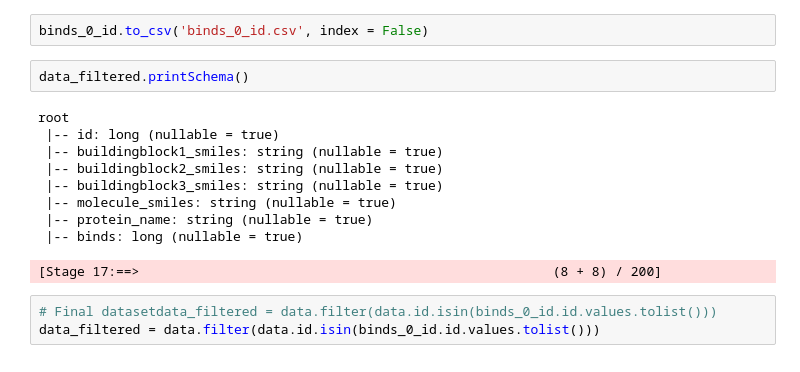
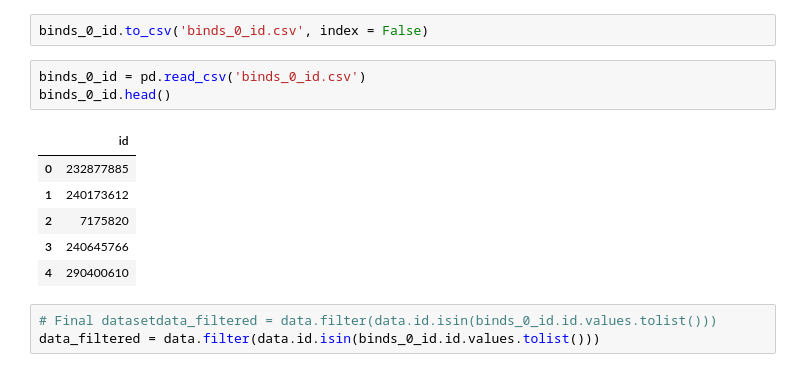
Before and after one commit to YPolina/Medicine, a Jupyter notebook: BELKA/experiment_3_protein.ipynb, the cells around one changed output. Saved outputs shown, nothing was run; the diff lists cells and outputs as text.

```diff
--- a/BELKA/experiment_3_protein.ipynb
+++ b/BELKA/experiment_3_protein.ipynb
@@ -531,17 +422,15 @@ binds_0_id = downsampled_data.select(col('id')).toPandas()
 # %%
 binds_0_id.to_csv('binds_0_id.csv', index = False)
-# %%
-data_filtered.printSchema()
-# %% [output]
-root
- |-- id: long (nullable = true)
- |-- buildingblock1_smiles: string (nullable = true)
- |-- buildingblock2_smiles: string (nullable = true)
- |-- buildingblock3_smiles: string (nullable = true)
- |-- molecule_smiles: string (nullable = true)
- |-- protein_name: string (nullable = true)
- |-- binds: long (nullable = true)
-[Stage 17:==>                                                     (8 + 8) / 200]
+# %%
+binds_0_id = pd.read_csv('binds_0_id.csv')
+binds_0_id.head()
+# %% [output]
+|  | id |
+| 0 | 232877885 |
+| 1 | 240173612 |
+| 2 | 7175820 |
+| 3 | 240645766 |
+| 4 | 290400610 |
 # %%
 # Final datasetdata_filtered = data.filter(data.id.isin(binds_0_id.id.values.tolist()))
 data_filtered = data.filter(data.id.isin(binds_0_id.id.values.tolist()))
```
Also changed, not shown: parts of 40 cells of this notebook, 4 other files.
